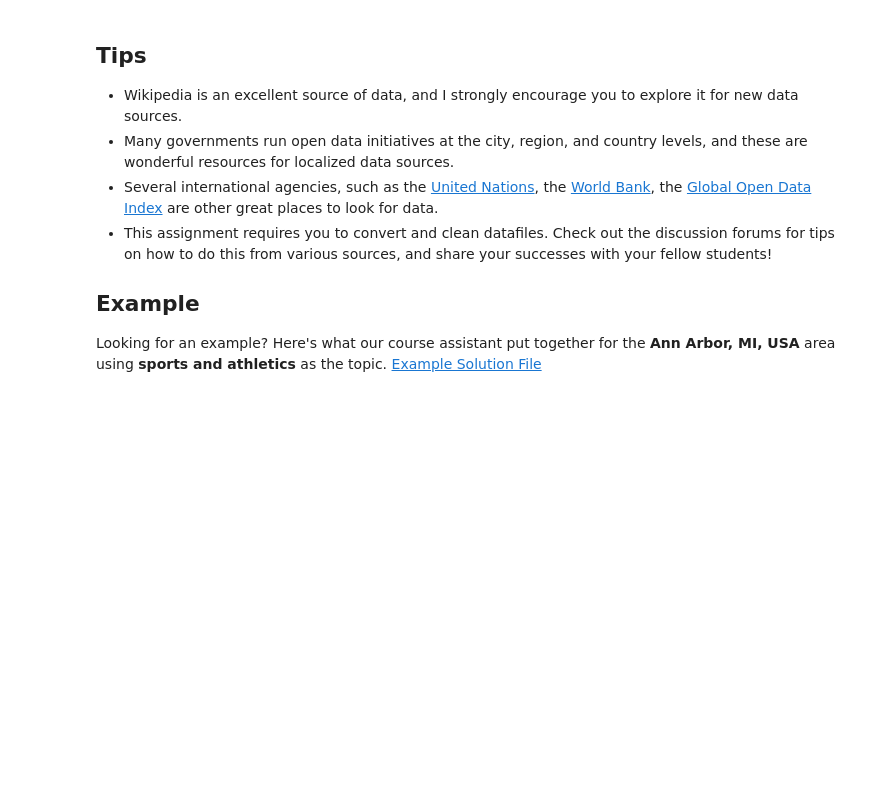
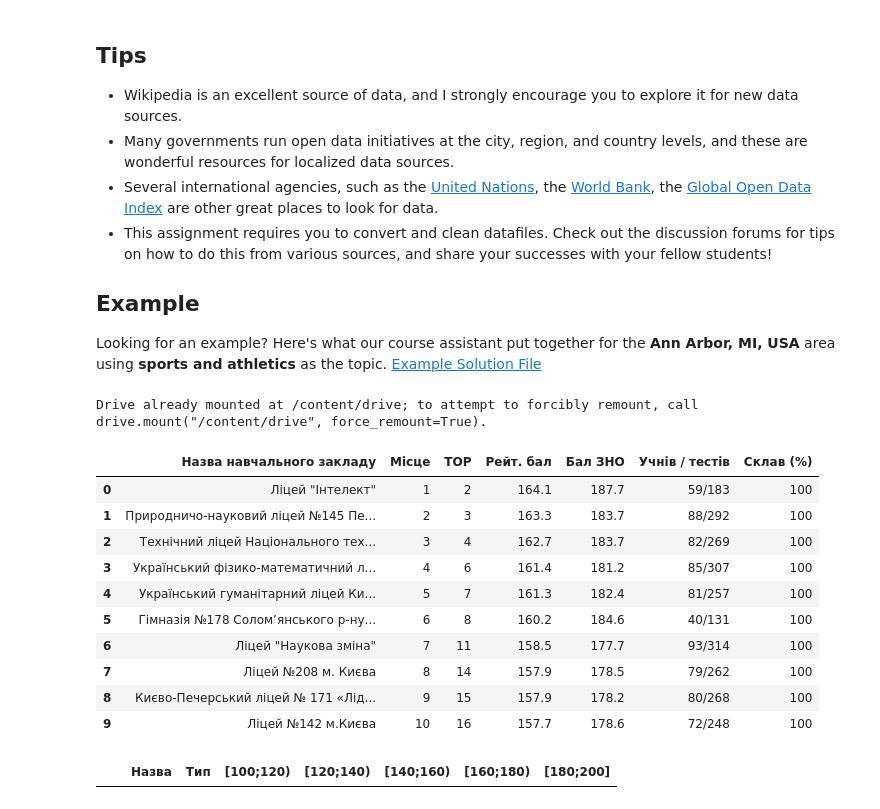
Before and after one commit to maab2198/applied_ds_python, a Jupyter notebook: applied_plotting/C2_A4.ipynb, the cells around one changed output. Drawn from its saved outputs; the diff is of its cells as text; code cells hidden in the pictures; blank space fills up the shorter version.

Commit message:
C2_W4: add schools data

```diff
--- a/applied_plotting/C2_A4.ipynb
+++ b/applied_plotting/C2_A4.ipynb
@@ -33,0 +39,22 @@ Looking for an example? Here's what our course assistant put together for the **
+# %%
+from google.colab import drive
+drive.mount('/content/drive')
+# %% [output]
+Drive already mounted at /content/drive; to attempt to forcibly remount, call drive.mount("/content/drive", force_remount=True).
+# %%
+path = "drive/My Drive/applied_ds/applied_plotting/"
+# %%
+df = pd.read_csv(path + 'convertcsv.csv', sep="\t")
+df
+# %% [output]
+|  | Назва навчального закладу | Місце | TOP | Рейт. бал | Бал ЗНО | Учнів / тестів | Склав (%) |
+| 0 | Ліцей "Інтелект" | 1 | 2 | 164.1 | 187.7 | 59/183 | 100 |
+| 1 | Природничо-науковий ліцей №145 Пе... | 2 | 3 | 163.3 | 183.7 | 88/292 | 100 |
+| 2 | Технічний ліцей Національного тех... | 3 | 4 | 162.7 | 183.7 | 82/269 | 100 |
+| 3 | Український фізико-математичний л... | 4 | 6 | 161.4 | 181.2 | 85/307 | 100 |
+| 4 | Український гуманітарний ліцей Ки... | 5 | 7 | 161.3 | 182.4 | 81/257 | 100 |
+| 5 | Гімназія №178 Солом’янського р-ну... | 6 | 8 | 160.2 | 184.6 | 40/131 | 100 |
+| 6 | Ліцей "Наукова зміна" | 7 | 11 | 158.5 | 177.7 | 93/314 | 100 |
+| 7 | Ліцей №208 м. Києва | 8 | 14 | 157.9 | 178.5 | 79/262 | 100 |
+| 8 | Києво-Печерський ліцей № 171 «Лід... | 9 | 15 | 157.9 | 178.2 | 80/268 | 100 |
+| 9 | Ліцей №142 м.Києва | 10 | 16 | 157.7 | 178.6 | 72/248 | 100 |
@@ -33,0 +67,8 @@ Looking for an example? Here's what our course assistant put together for the **
+# %%
+top10 = list(df["Назва навчального закладу"])
+# re.sub('м.Києва|м. Києва'', '', top10)
+# [x.replace('м.Києва'|'м. Києва','') for x in top10]
+# df.merge(all_schools, left_on='Назва навчального закладу', right_on='Назва')
+all_schools[all_schools["Назва"] == 'Ліцей "Інтелект"']
+# %% [output]
+|  |  | Назва | Тип | [100;120) | [120;140) | [140;160) | [160;180) | [180;200] |
```
Also changed, not shown: parts of 4 cells of this notebook.
